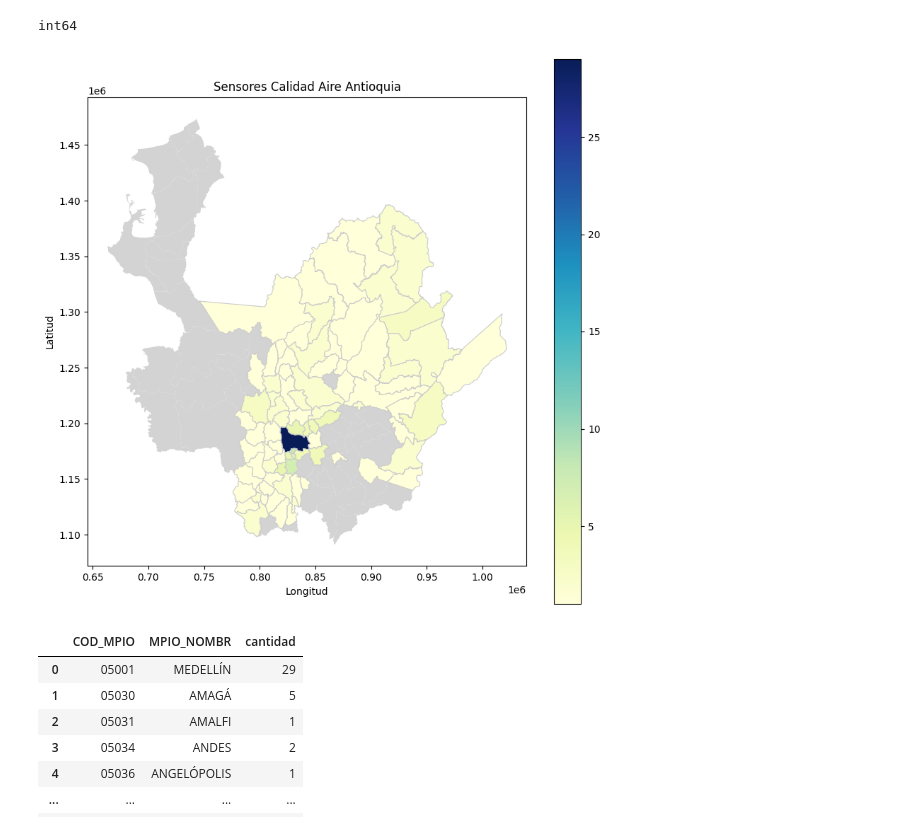
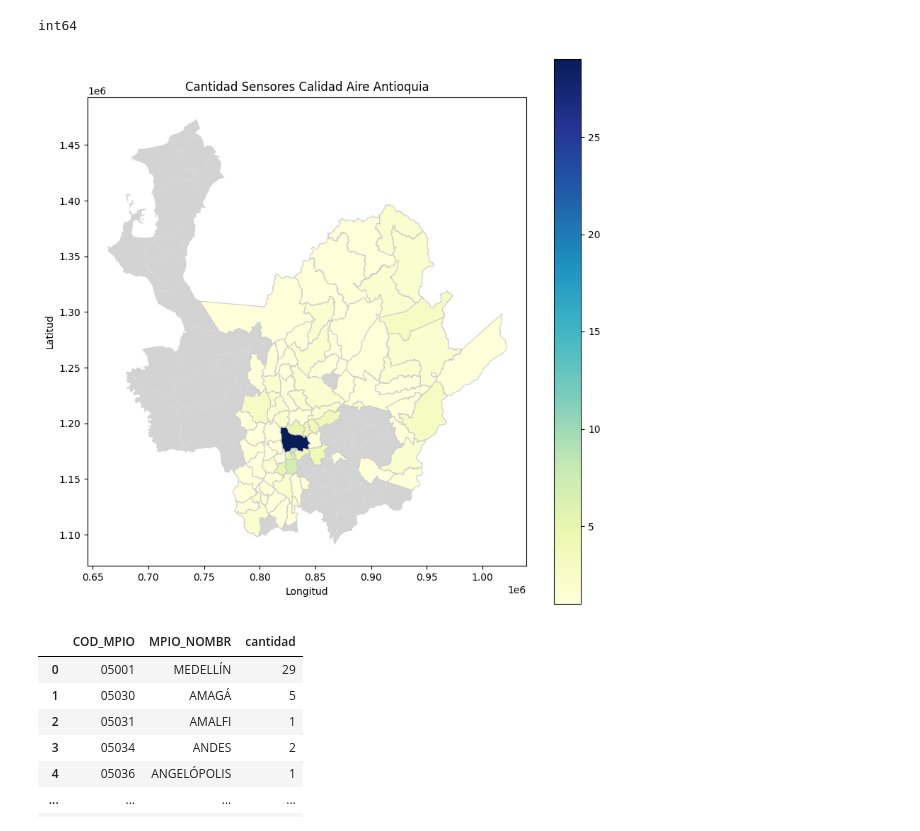
Before and after one commit to stijopa/Tesis, a Jupyter notebook: EDA_Tesis.ipynb, the cells around one changed output. Saved outputs shown, nothing was run; the diff lists cells and outputs as text; code cells hidden in the pictures.

```diff
--- a/EDA_Tesis.ipynb
+++ b/EDA_Tesis.ipynb
@@ -226,35 +226,35 @@ conteo_por_grupo = conteo_por_valor.groupby(['COD_MPIO','MPIO_NOMBR']).size().re
 # Ant.plot(ax=ax, color='lightgrey') ### Nueva
 # ventas_geo.plot(column="Ventas", cmap="YlGnBu", linewidth=0.8, ax=ax, edgecolor="0.8", legend=True)
 # plt.title("Ventas por Área Geográfica")
 # plt.xlabel("Longitud")
 # plt.ylabel("Latitud")
 # plt.show()
 
 #######################################
 
 # Datos en arrays de NumPy
 #COD_MPIO = conteo_por_valor['COD_MPIO']
 COD_MPIO = conteo_por_grupo['COD_MPIO']
 
 #COD_MPIO = Municios_Unicos### DEBE TENER EL MISMO TAMAÑO de las ventas.
 #ventas = np.array([25, 30, 35, 40])
 Cantidad = conteo_por_grupo['cantidad'].values
 
 # Crear DataFrame
 numero_estaciones = pd.DataFrame({'COD_MPIO': COD_MPIO, 'cantidad': Cantidad})
 
 ventas_df = pd.DataFrame(numero_estaciones)
 ventas_geo = pd.merge(Ant, numero_estaciones, on="COD_MPIO", how="left")
 
 fig, ax = plt.subplots(figsize=(10, 10))
 Ant.plot(ax=ax, color='lightgrey') ### Nueva
 ventas_geo.plot(column="cantidad", cmap="YlGnBu", linewidth=0.8, ax=ax, edgecolor="0.8", legend=True)
-plt.title("Sensores Calidad Aire Antioquia")
+plt.title("Cantidad Sensores Calidad Aire Antioquia")
 plt.xlabel("Longitud")
 plt.ylabel("Latitud")
 plt.show()
 # %% [output]
-[figure, old version]
+[figure, new version]
 # %%
 conteo_por_grupo
 # %% [output]
```
Also changed, not shown: parts of 9 cells of this notebook.
